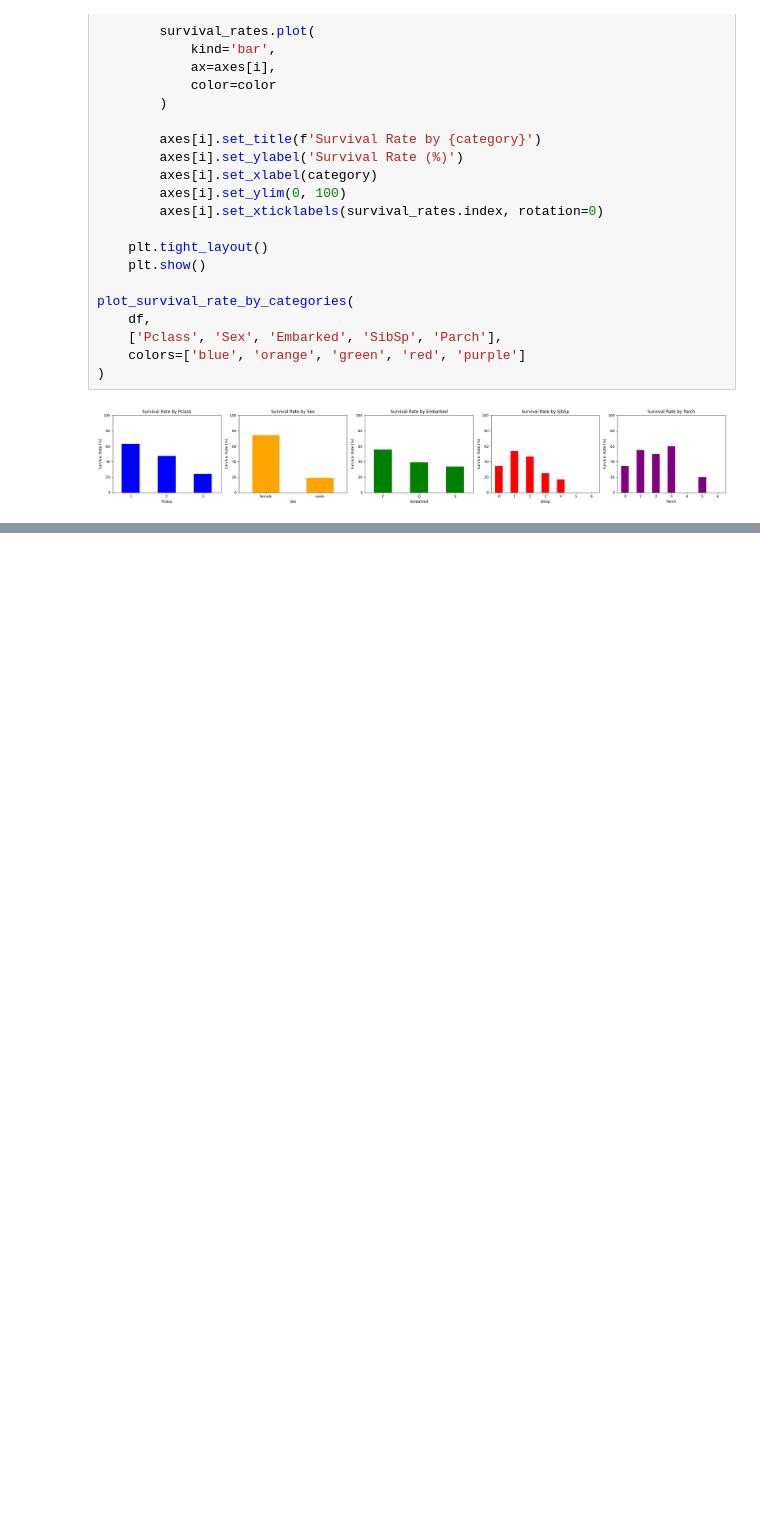
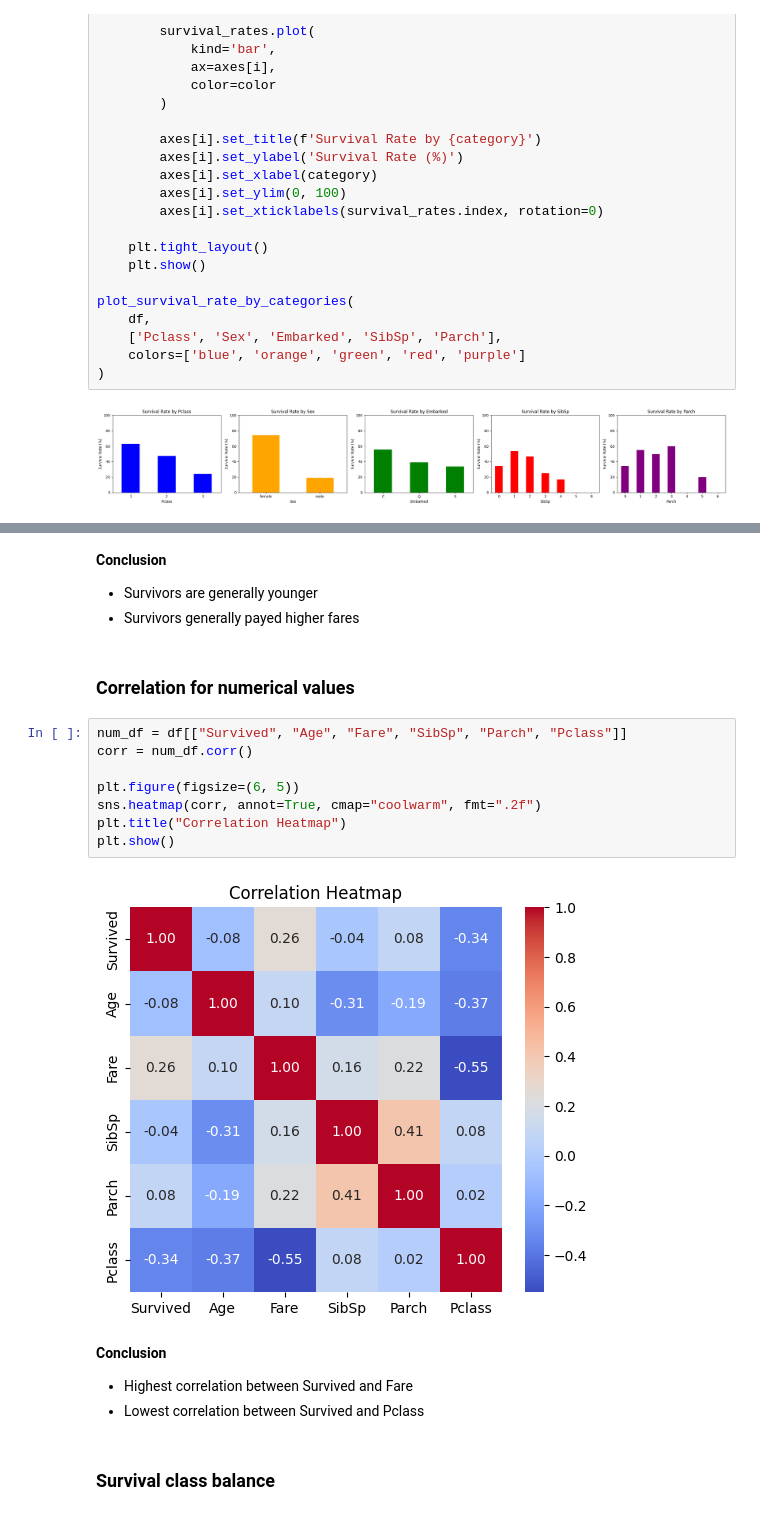
Before and after one commit to helben2002/TitanicCapstoneProject, a Jupyter notebook: ml/notebooks/sara.ipynb, the cells around one changed output, grey strips where cells are left out. Drawn from its saved outputs; the diff is of its cells as text; blank space fills up the shorter version.

```diff
--- a/ml/notebooks/sara.ipynb
+++ b/ml/notebooks/sara.ipynb
@@ -256,0 +273,22 @@ plot_survival_rate_by_categories(
+# %% [markdown]
+**Conclusion**
+- Survivors are generally younger
+- Survivors generally payed higher fares
+# %% [markdown]
+### Correlation for numerical values
+# %%
+num_df = df[["Survived", "Age", "Fare", "SibSp", "Parch", "Pclass"]]
+corr = num_df.corr()
+
+plt.figure(figsize=(6, 5))
+sns.heatmap(corr, annot=True, cmap="coolwarm", fmt=".2f")
+plt.title("Correlation Heatmap")
+plt.show()
+# %% [output]
+[figure, added]
+# %% [markdown]
+**Conclusion**
+- Highest correlation between Survived and Fare
+- Lowest correlation between Survived and Pclass
+# %% [markdown]
+### Survival class balance
```
Also changed, not shown: parts of 6 cells of this notebook.
